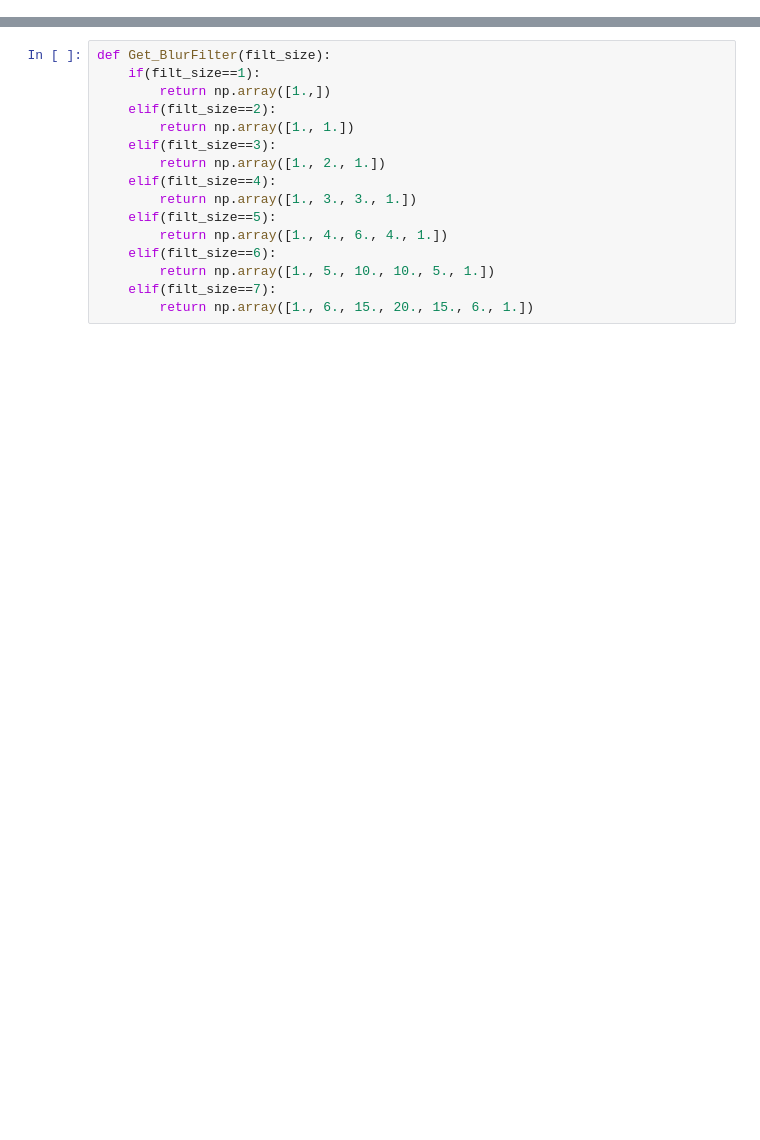
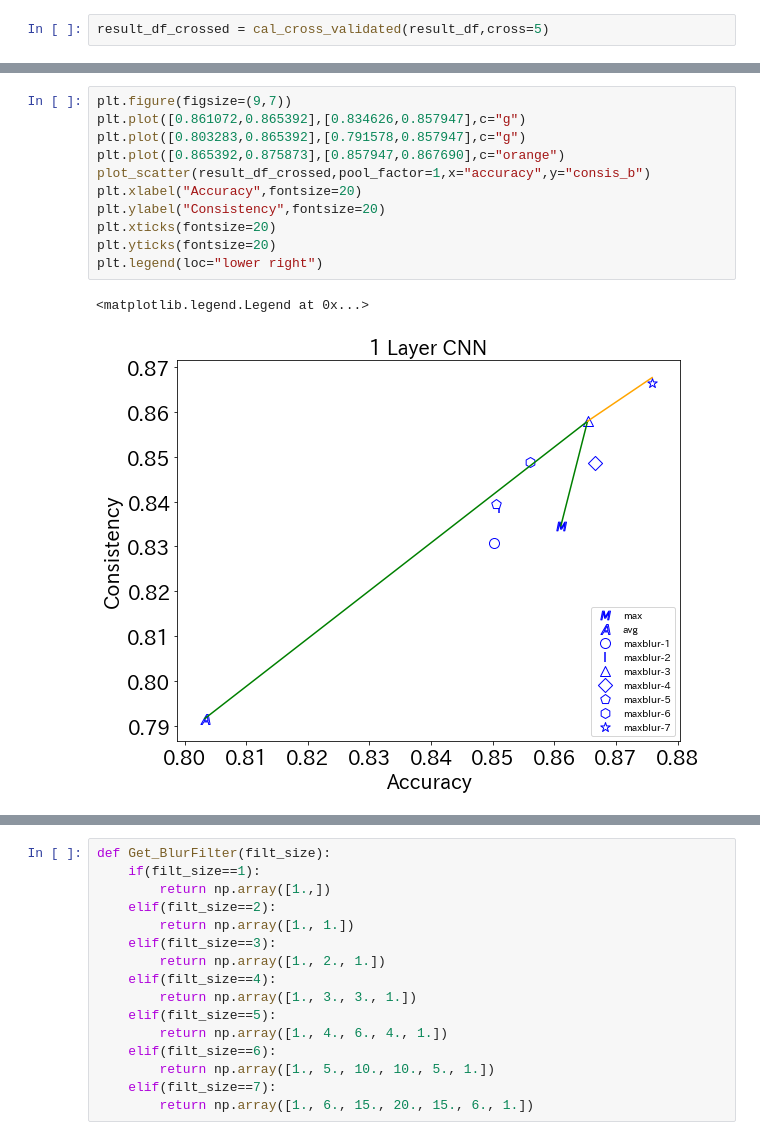
Before and after one commit to huxianyin/hu_ShiftInvarianceValidation_Biosignals2020, a Jupyter notebook: AF Detection/Analyze Result.ipynb, the cells around one changed output, grey strips where cells are left out. Cells and saved outputs as stored; diff of their text form; blank space fills up the shorter version.

```diff
--- a/AF Detection/Analyze Result.ipynb
+++ b/AF Detection/Analyze Result.ipynb
@@ -138,0 +72,2 @@ plt.legend()
+# %%
+result_df_crossed = cal_cross_validated(result_df,cross=5)
@@ -138,0 +87,14 @@ plt.legend()
+# %%
+plt.figure(figsize=(9,7))
+plt.plot([0.861072,0.865392],[0.834626,0.857947],c="g")
+plt.plot([0.803283,0.865392],[0.791578,0.857947],c="g")
+plt.plot([0.865392,0.875873],[0.857947,0.867690],c="orange")
+plot_scatter(result_df_crossed,pool_factor=1,x="accuracy",y="consis_b")
+plt.xlabel("Accuracy",fontsize=20)
+plt.ylabel("Consistency",fontsize=20)
+plt.xticks(fontsize=20)
+plt.yticks(fontsize=20)
+plt.legend(loc="lower right")
+# %% [output]
+<matplotlib.legend.Legend at 0x...>
+[figure, added]
```
Also changed, not shown: parts of 25 cells of this notebook, 25 other files.
